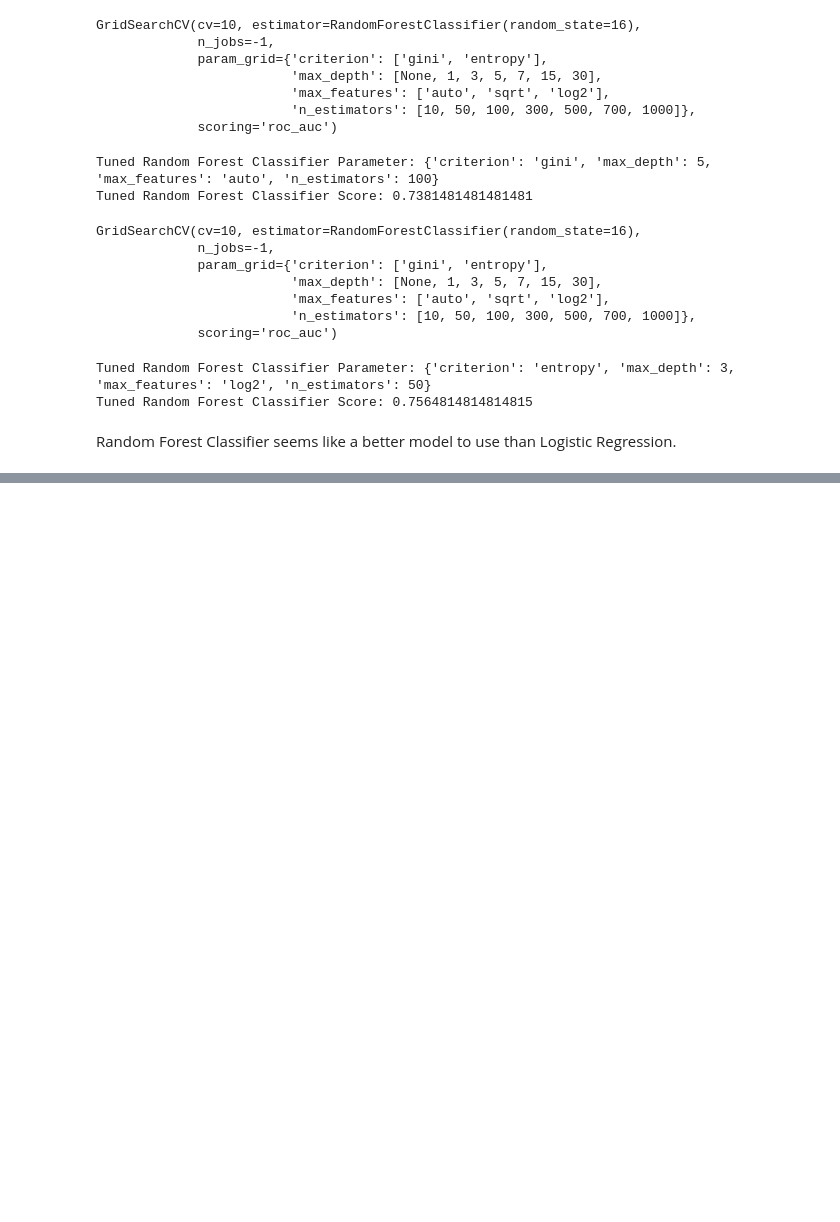
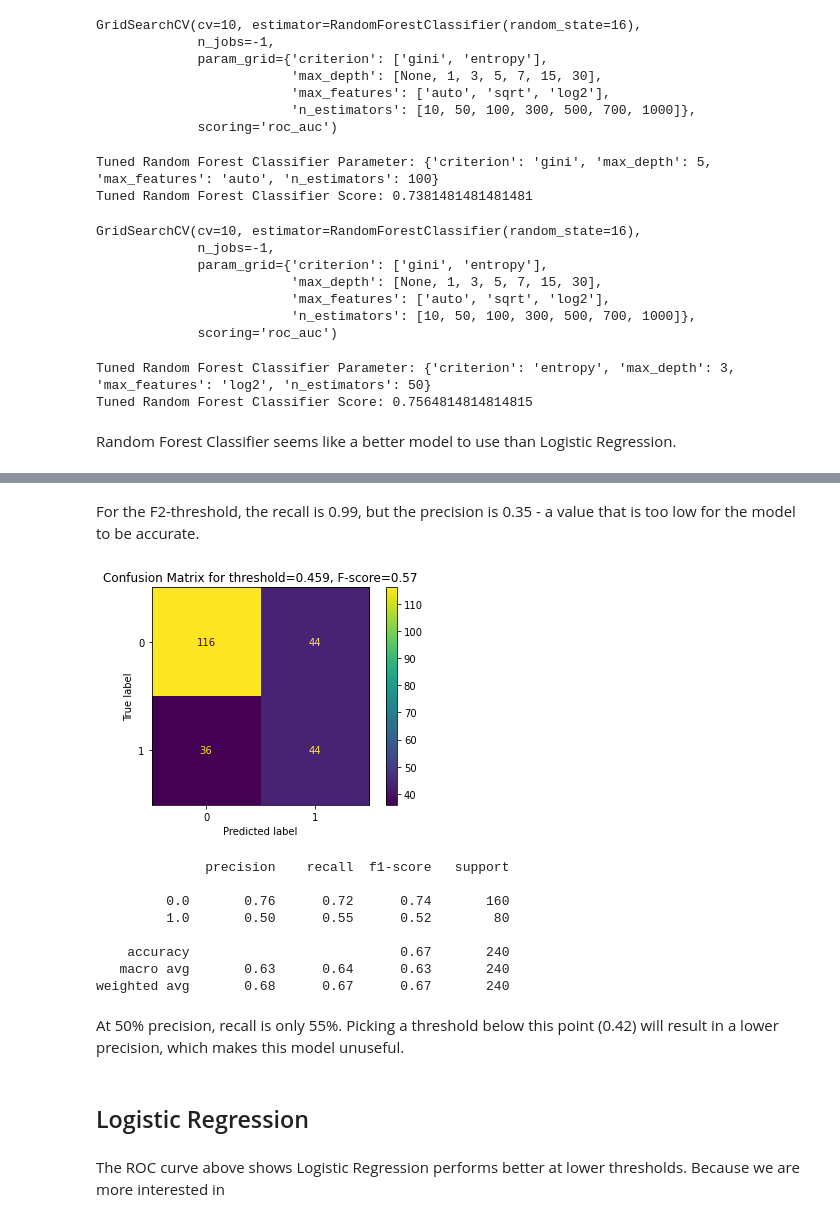
Before and after one commit to eliepark/Obesity-Prediction, a Jupyter notebook: Obesity_Modeling.ipynb, the cells around one changed output, grey strips where cells are left out. Drawn from its saved outputs; the diff is of its cells as text; code cells hidden in the pictures; blank space fills up the shorter version.

```diff
--- a/Obesity_Modeling.ipynb
+++ b/Obesity_Modeling.ipynb
@@ -354,0 +412,30 @@ The threshold of 0.202 resulted in 79 true positives and 1 false negative. Howev
+# %% [markdown]
+For the F2-threshold, the recall is 0.99, but the precision is 0.35 - a value that is too low for the model to be accurate.
+# %%
+fthreshold = 0.42
+
+y_pred = (y_pred_prob >= fthreshold).astype('int')
+
+cm=confusion_matrix(y_test, y_pred)
+disp=ConfusionMatrixDisplay(cm)
+disp.plot()
+plt.grid(False)
+plt.title('Confusion Matrix for threshold=0.459, F-score=0.57')
+plt.show()
+print(classification_report(y_test, y_pred))
+# %% [output]
+[figure, added]
+              precision    recall  f1-score   support
+
+         0.0       0.76      0.72      0.74       160
+         1.0       0.50      0.55      0.52        80
+
+    accuracy                           0.67       240
+   macro avg       0.63      0.64      0.63       240
+weighted avg       0.68      0.67      0.67       240
+# %% [markdown]
+At 50% precision, recall is only 55%. Picking a threshold below this point (0.42) will result in a lower precision, which makes this model unuseful.
+# %% [markdown]
+## Logistic Regression
+# %% [markdown]
+The ROC curve above shows Logistic Regression performs better at lower thresholds. Because we are more interested in
```
Also changed, not shown: parts of 44 cells of this notebook, 1 other file.
